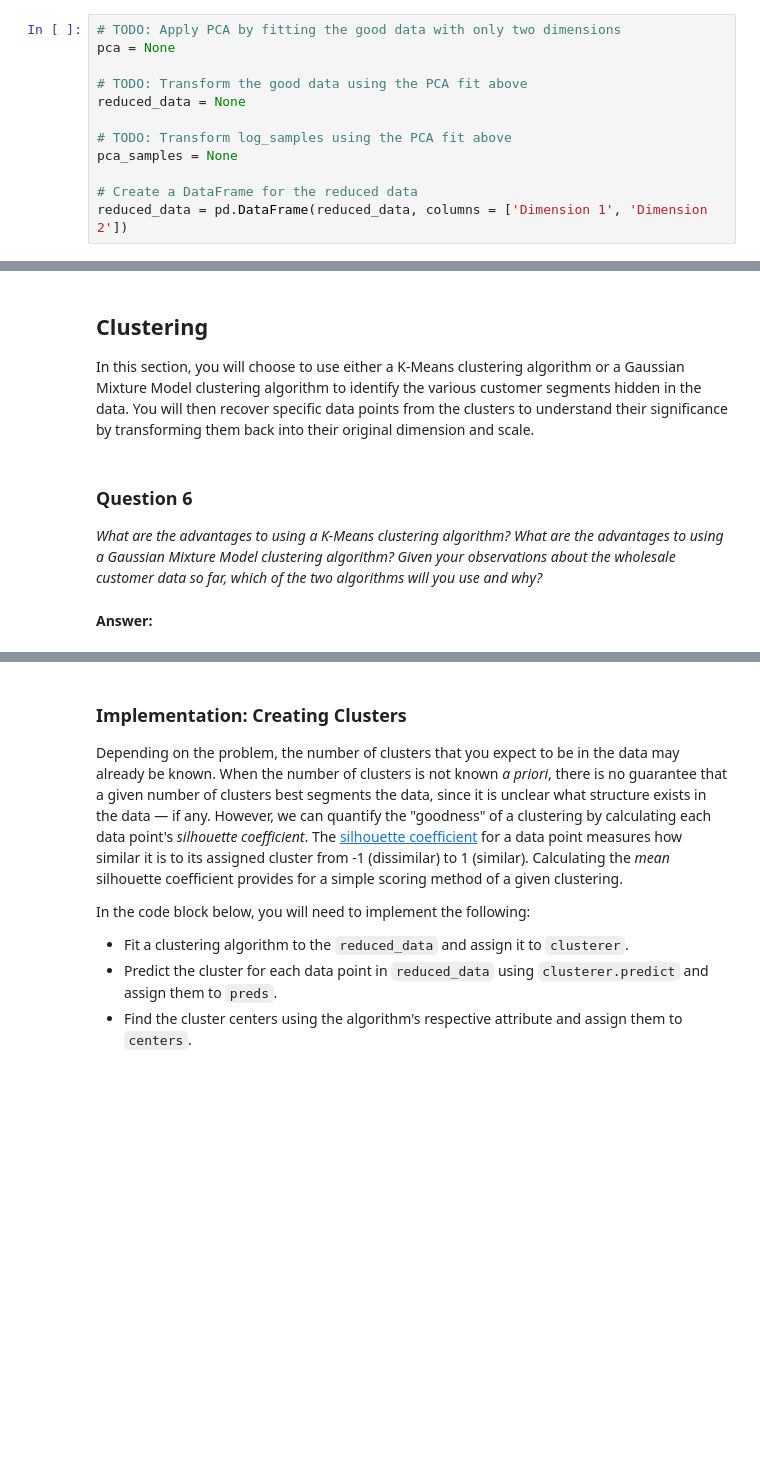
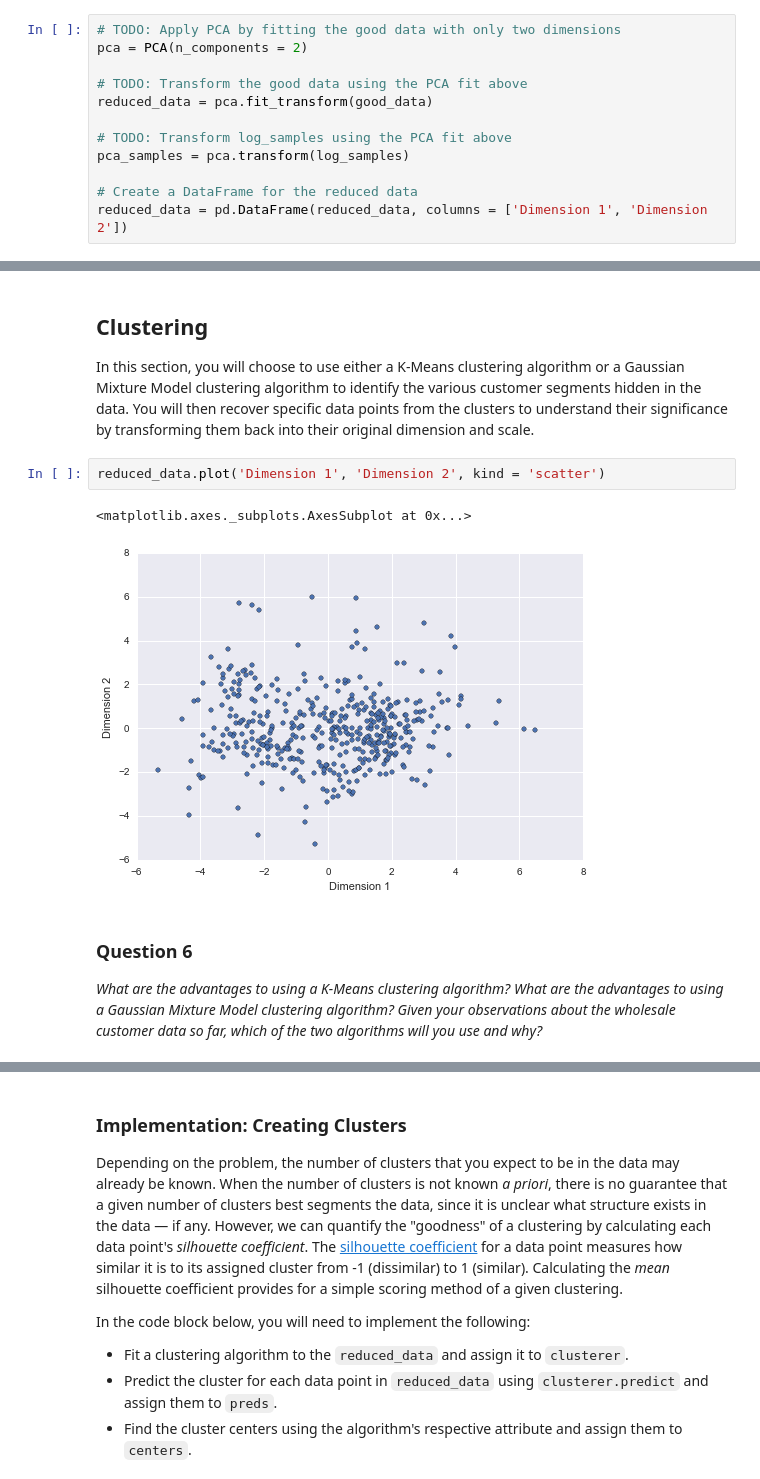
Before and after one commit to edging1218/Kaggle, a Jupyter notebook: Udacity/customer_segments/customer_segments.ipynb, the cells around one changed output, grey strips where cells are left out. Cells and saved outputs as stored; diff of their text form; blank space fills up the shorter version.

```diff
--- a/Udacity/customer_segments/customer_segments.ipynb
+++ b/Udacity/customer_segments/customer_segments.ipynb
@@ -272,13 +391,13 @@ In the code block below, you will need to implement the following:
  - Apply a PCA transformation of `log_samples` using `pca.transform`, and assign the results to `pca_samples`.
 # %%
 # TODO: Apply PCA by fitting the good data with only two dimensions
-pca = None
+pca = PCA(n_components = 2)
 
 # TODO: Transform the good data using the PCA fit above
-reduced_data = None
+reduced_data = pca.fit_transform(good_data)
 
 # TODO: Transform log_samples using the PCA fit above
-pca_samples = None
+pca_samples = pca.transform(log_samples)
 
 # Create a DataFrame for the reduced data
 reduced_data = pd.DataFrame(reduced_data, columns = ['Dimension 1', 'Dimension 2'])
@@ -306,8 +436,11 @@ From the biplot, which of the original features are most strongly correlated wit
 ## Clustering
 
 In this section, you will choose to use either a K-Means clustering algorithm or a Gaussian Mixture Model clustering algorithm to identify the various customer segments hidden in the data. You will then recover specific data points from the clusters to understand their significance by transforming them back into their original dimension and scale.
+# %%
+reduced_data.plot('Dimension 1', 'Dimension 2', kind = 'scatter')
+# %% [output]
+<matplotlib.axes._subplots.AxesSubplot at 0x...>
+[figure, added]
 # %% [markdown]
 ### Question 6
 *What are the advantages to using a K-Means clustering algorithm? What are the advantages to using a Gaussian Mixture Model clustering algorithm? Given your observations about the wholesale customer data so far, which of the two algorithms will you use and why?*
-# %% [markdown]
-**Answer:**
```
Also changed, not shown: parts of 41 cells of this notebook, 5 other files.
